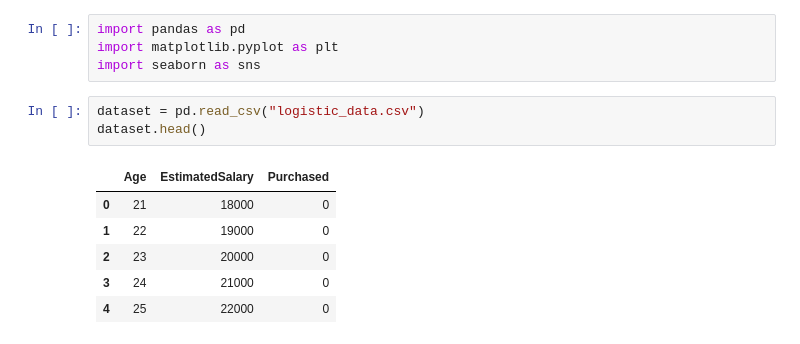
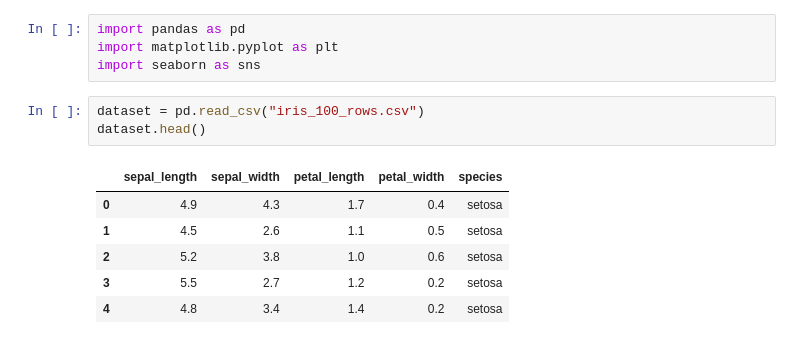
Before and after one commit to ChaturvedyShalini/ml-learning-journey, a Jupyter notebook: logistic_regression_multiclass.ipynb, the cells around one changed output. Saved outputs shown, nothing was run; the diff lists cells and outputs as text.

Commit message:
Multiclass Classification for Logistic Regression

```diff
--- a/logistic_regression_multiclass.ipynb
+++ b/logistic_regression_multiclass.ipynb
@@ -3,13 +3,13 @@ import pandas as pd
 import matplotlib.pyplot as plt
 import seaborn as sns
 # %%
-dataset = pd.read_csv("logistic_data.csv")
+dataset = pd.read_csv("iris_100_rows.csv")
 dataset.head()
 # %% [output]
-|  | Age | EstimatedSalary | Purchased |
-| 0 | 21 | 18000 | 0 |
-| 1 | 22 | 19000 | 0 |
-| 2 | 23 | 20000 | 0 |
-| 3 | 24 | 21000 | 0 |
-| 4 | 25 | 22000 | 0 |
+|  | sepal_length | sepal_width | petal_length | petal_width | species |
+| 0 | 4.9 | 4.3 | 1.7 | 0.4 | setosa |
+| 1 | 4.5 | 2.6 | 1.1 | 0.5 | setosa |
+| 2 | 5.2 | 3.8 | 1.0 | 0.6 | setosa |
+| 3 | 5.5 | 2.7 | 1.2 | 0.2 | setosa |
+| 4 | 4.8 | 3.4 | 1.4 | 0.2 | setosa |
 # %%
```
Also changed, not shown: parts of 20 cells of this notebook, 1 other file.
